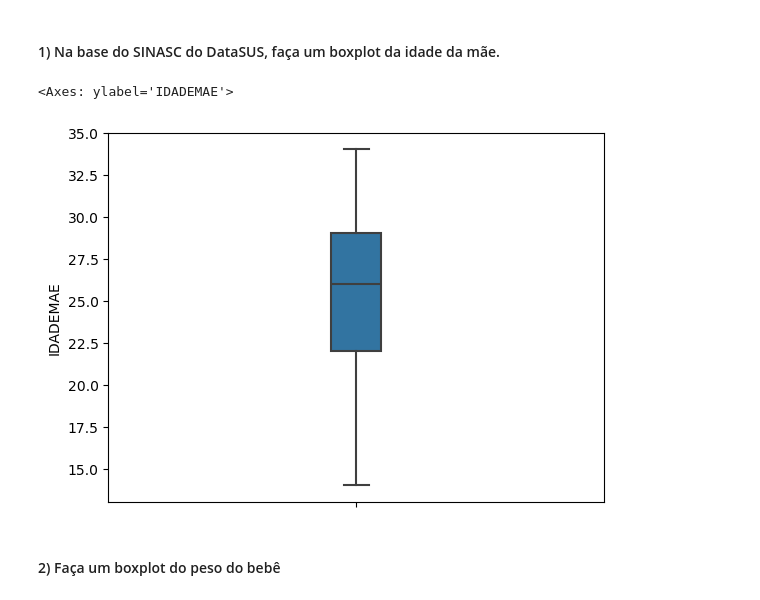
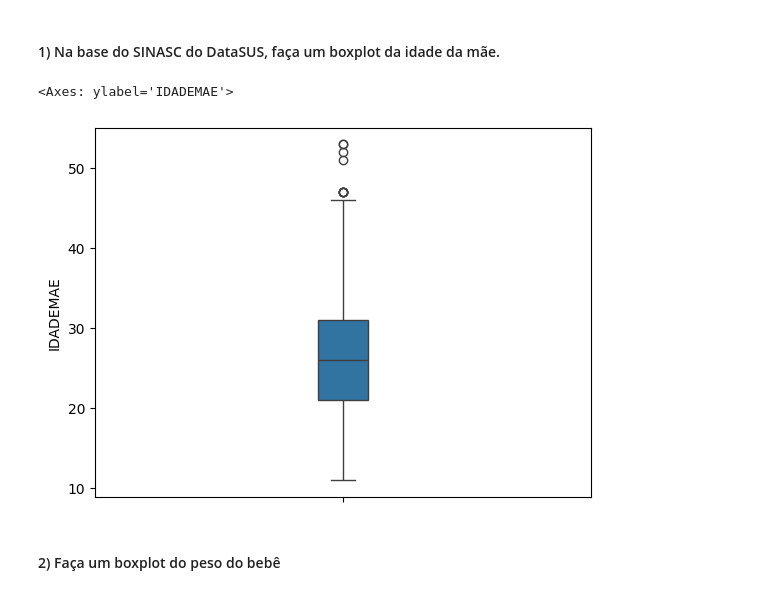
Before and after one commit to MacielGithub/Exercicios_EBAC, a Jupyter notebook: M6_E2.ipynb, the cells around one changed output. Drawn from its saved outputs; the diff is of its cells as text; code cells hidden in the pictures.

```diff
--- a/M6_E2.ipynb
+++ b/M6_E2.ipynb
@@ -12,13 +12,13 @@ sinasc = pd.DataFrame(data)
 ####  1) Na base do SINASC do DataSUS, faça um boxplot da idade da mãe.
 # %%
 sns.boxplot(
-    data = sinasc['IDADEMAE'],
+    data = sinasc,
     y = sinasc['IDADEMAE'],
     width = .1
 )
 # %% [output]
 <Axes: ylabel='IDADEMAE'>
-[figure, old version]
+[figure, new version]
 # %% [markdown]
 ####  2) Faça um boxplot do peso do bebê
 # %%
```
Also changed, not shown: parts of 1 cell of this notebook, 1 other file.
